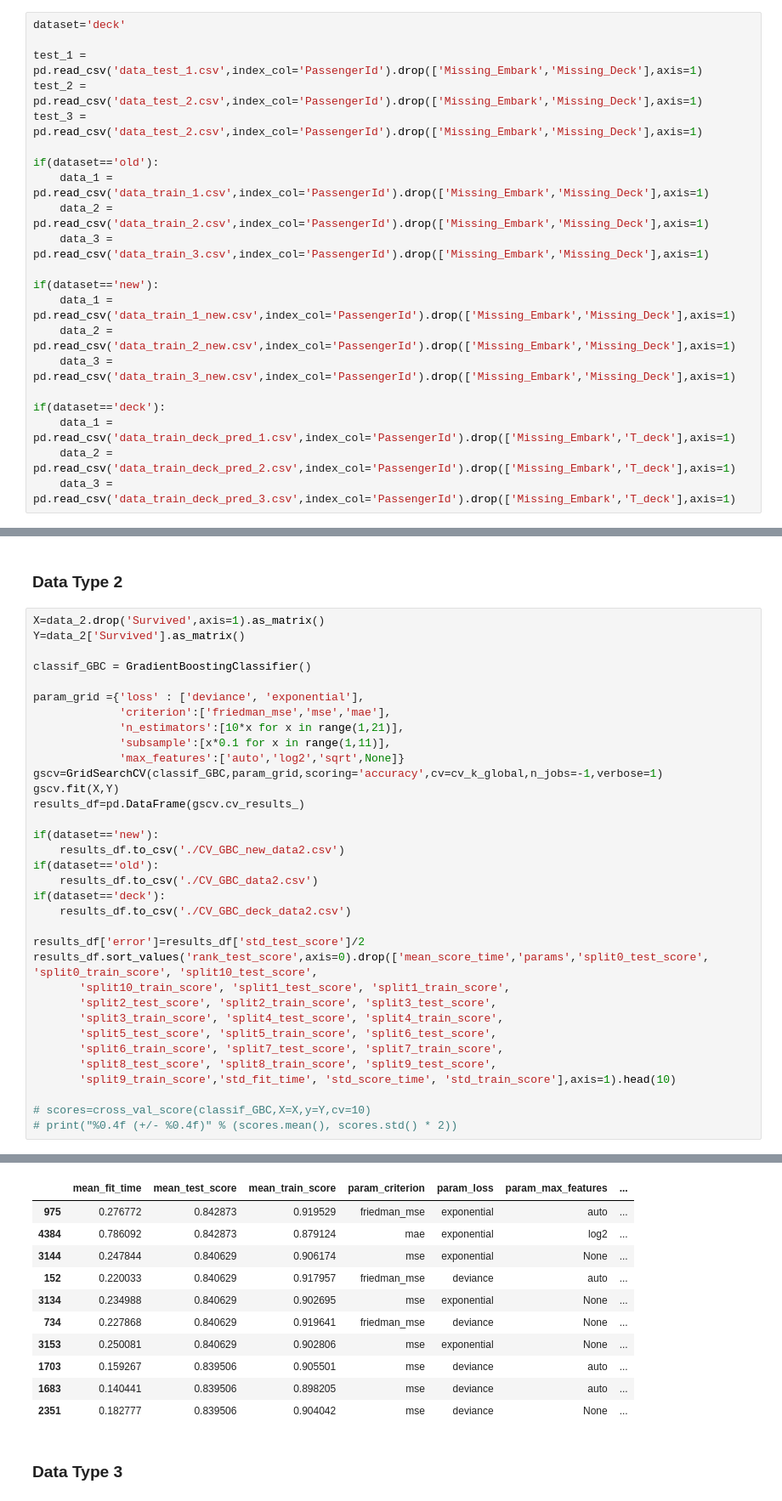
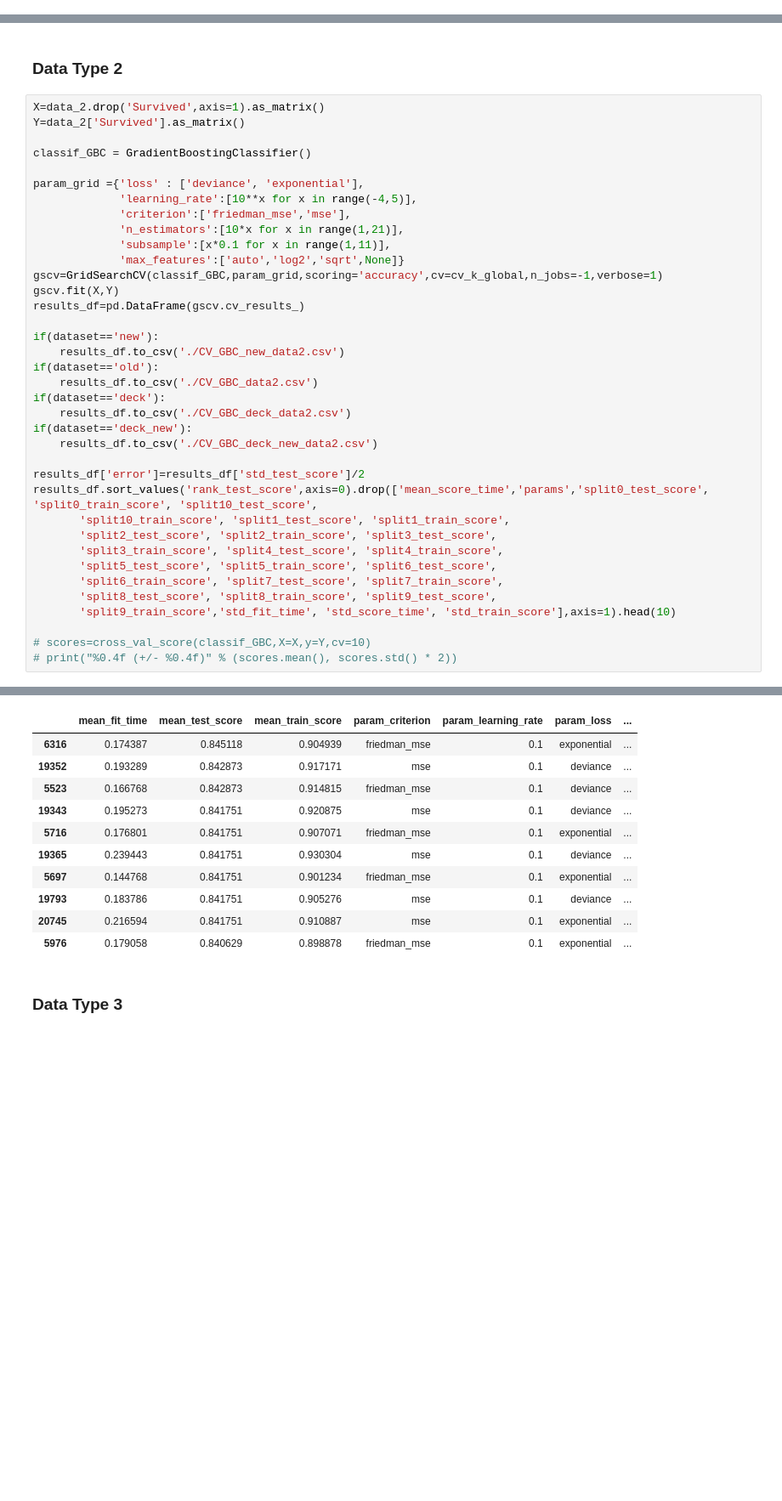
Before and after one commit to romanovzky/Titanic-Kaggle, a Jupyter notebook: Titanic CV model selection.ipynb, the cells around one changed output, grey strips where cells are left out. Shown: that part at 85% size. Saved outputs shown, nothing was run; the diff lists cells and outputs as text; blank space fills up the shorter version.

```diff
--- a/Titanic CV model selection.ipynb
+++ b/Titanic CV model selection.ipynb
@@ -64,24 +91,3 @@ Loading the data sets
-# %%
-dataset='deck'
-
-test_1 = pd.read_csv('data_test_1.csv',index_col='PassengerId').drop(['Missing_Embark','Missing_Deck'],axis=1)
-test_2 = pd.read_csv('data_test_2.csv',index_col='PassengerId').drop(['Missing_Embark','Missing_Deck'],axis=1)
-test_3 = pd.read_csv('data_test_2.csv',index_col='PassengerId').drop(['Missing_Embark','Missing_Deck'],axis=1)
-
-if(dataset=='old'):
-    data_1 = pd.read_csv('data_train_1.csv',index_col='PassengerId').drop(['Missing_Embark','Missing_Deck'],axis=1)
-    data_2 = pd.read_csv('data_train_2.csv',index_col='PassengerId').drop(['Missing_Embark','Missing_Deck'],axis=1)
-    data_3 = pd.read_csv('data_train_3.csv',index_col='PassengerId').drop(['Missing_Embark','Missing_Deck'],axis=1)
-
-if(dataset=='new'):
-    data_1 = pd.read_csv('data_train_1_new.csv',index_col='PassengerId').drop(['Missing_Embark','Missing_Deck'],axis=1)
-    data_2 = pd.read_csv('data_train_2_new.csv',index_col='PassengerId').drop(['Missing_Embark','Missing_Deck'],axis=1)
-    data_3 = pd.read_csv('data_train_3_new.csv',index_col='PassengerId').drop(['Missing_Embark','Missing_Deck'],axis=1)
-
-if(dataset=='deck'):
-    data_1 = pd.read_csv('data_train_deck_pred_1.csv',index_col='PassengerId').drop(['Missing_Embark','T_deck'],axis=1)
-    data_2 = pd.read_csv('data_train_deck_pred_2.csv',index_col='PassengerId').drop(['Missing_Embark','T_deck'],axis=1)
-    data_3 = pd.read_csv('data_train_deck_pred_3.csv',index_col='PassengerId').drop(['Missing_Embark','T_deck'],axis=1)
 # %% [markdown]
 ## Logistic Regression
 # %% [markdown]
@@ -674,7 +680,8 @@ Y=data_2['Survived'].as_matrix()
 classif_GBC = GradientBoostingClassifier()
 
 param_grid ={'loss' : ['deviance', 'exponential'],
-             'criterion':['friedman_mse','mse','mae'],
+             'learning_rate':[10**x for x in range(-4,5)],
+             'criterion':['friedman_mse','mse'],
              'n_estimators':[10*x for x in range(1,21)],
              'subsample':[x*0.1 for x in range(1,11)],
              'max_features':['auto','log2','sqrt',None]}
@@ -688,6 +695,8 @@ if(dataset=='old'):
     results_df.to_csv('./CV_GBC_data2.csv')
 if(dataset=='deck'):
     results_df.to_csv('./CV_GBC_deck_data2.csv')
+if(dataset=='deck_new'):
+    results_df.to_csv('./CV_GBC_deck_new_data2.csv')
 
 results_df['error']=results_df['std_test_score']/2
 results_df.sort_values('rank_test_score',axis=0).drop(['mean_score_time','params','split0_test_score', 'split0_train_score', 'split10_test_score',
@@ -723,14 +732,14 @@ Fitting 11 folds for each of 4800 candidates, totalling 52800 fits
-|  | mean_fit_time | mean_test_score | mean_train_score | param_criterion | param_loss | param_max_features | ... |
-| 975 | 0.276772 | 0.842873 | 0.919529 | friedman_mse | exponential | auto | ... |
-| 4384 | 0.786092 | 0.842873 | 0.879124 | mae | exponential | log2 | ... |
-| 3144 | 0.247844 | 0.840629 | 0.906174 | mse | exponential | None | ... |
-| 152 | 0.220033 | 0.840629 | 0.917957 | friedman_mse | deviance | auto | ... |
-| 3134 | 0.234988 | 0.840629 | 0.902695 | mse | exponential | None | ... |
-| 734 | 0.227868 | 0.840629 | 0.919641 | friedman_mse | deviance | None | ... |
-| 3153 | 0.250081 | 0.840629 | 0.902806 | mse | exponential | None | ... |
-| 1703 | 0.159267 | 0.839506 | 0.905501 | mse | deviance | auto | ... |
-| 1683 | 0.140441 | 0.839506 | 0.898205 | mse | deviance | auto | ... |
-| 2351 | 0.182777 | 0.839506 | 0.904042 | mse | deviance | None | ... |
+|  | mean_fit_time | mean_test_score | mean_train_score | param_criterion | param_learning_rate | param_loss | ... |
+| 6316 | 0.174387 | 0.845118 | 0.904939 | friedman_mse | 0.1 | exponential | ... |
+| 19352 | 0.193289 | 0.842873 | 0.917171 | mse | 0.1 | deviance | ... |
+| 5523 | 0.166768 | 0.842873 | 0.914815 | friedman_mse | 0.1 | deviance | ... |
+| 19343 | 0.195273 | 0.841751 | 0.920875 | mse | 0.1 | deviance | ... |
+| 5716 | 0.176801 | 0.841751 | 0.907071 | friedman_mse | 0.1 | exponential | ... |
+| 19365 | 0.239443 | 0.841751 | 0.930304 | mse | 0.1 | deviance | ... |
+| 5697 | 0.144768 | 0.841751 | 0.901234 | friedman_mse | 0.1 | exponential | ... |
+| 19793 | 0.183786 | 0.841751 | 0.905276 | mse | 0.1 | deviance | ... |
+| 20745 | 0.216594 | 0.841751 | 0.910887 | mse | 0.1 | exponential | ... |
+| 5976 | 0.179058 | 0.840629 | 0.898878 | friedman_mse | 0.1 | exponential | ... |
 # %% [markdown]
 ### Data Type 3
 # %%
```
Also changed, not shown: parts of 36 cells of this notebook, 52 other files.
